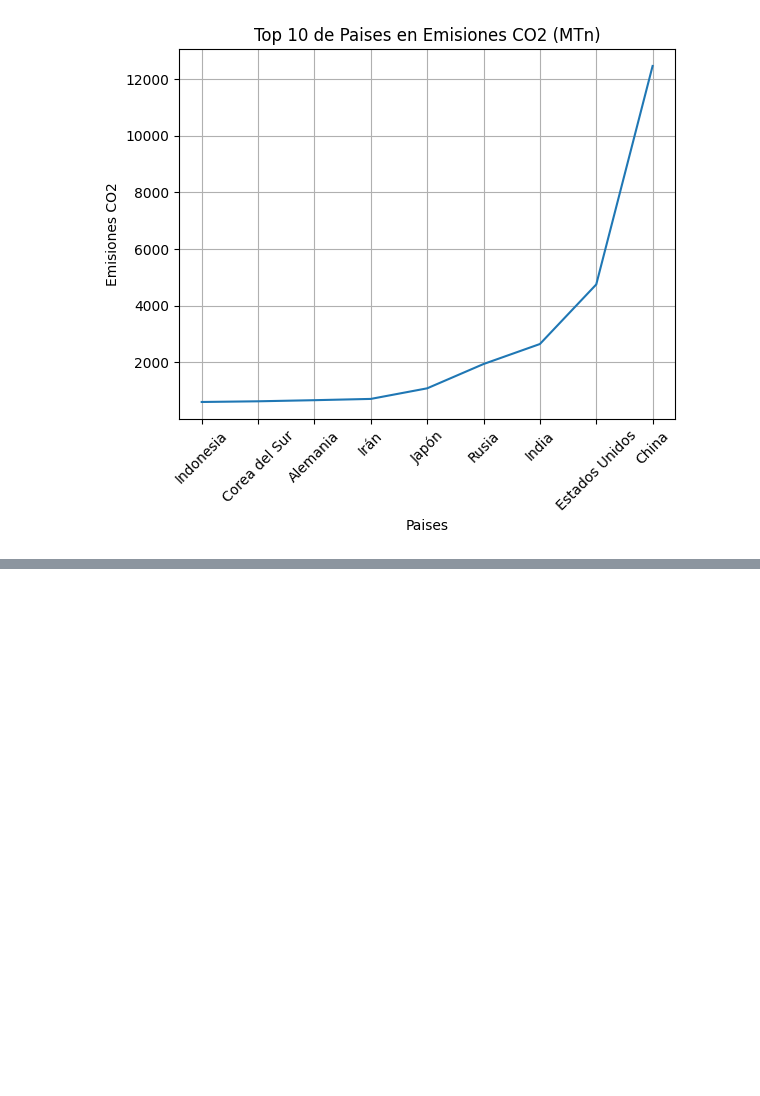
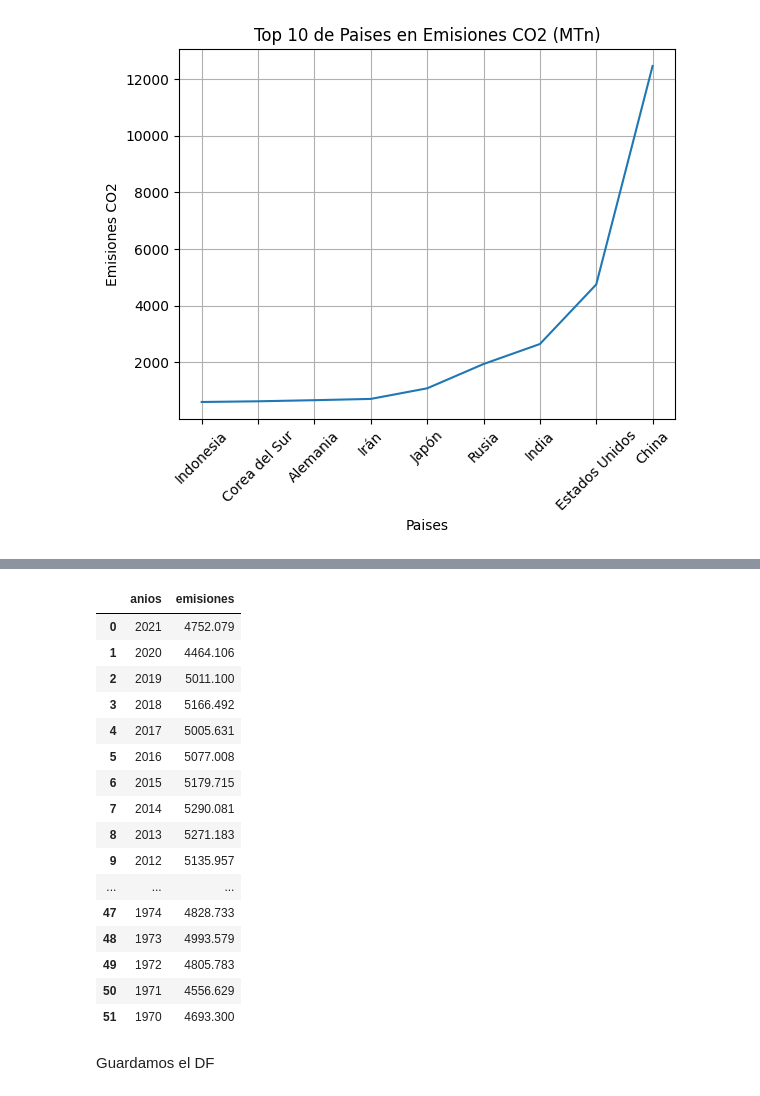
Before and after one commit to MAYKJOEL/Taxis-en-NYC-Sostenibilidad-y-Eficiencia, a Jupyter notebook: 0-Local/3-WebScraping/3-WSCO2EEUU.ipynb, the cells around one changed output, grey strips where cells are left out. Saved outputs shown, nothing was run; the diff lists cells and outputs as text; code cells hidden in the pictures; blank space fills up the shorter version.

```diff
--- a/0-Local/3-WebScraping/3-WSCO2EEUU.ipynb
+++ b/0-Local/3-WebScraping/3-WSCO2EEUU.ipynb
@@ -111,0 +175,23 @@ Emisiones_CO2_Paises_df.to_parquet("../0-DataSets/3-DatosScrapingConETL/emisione
+# %%
+CO2_tiempoEEUUdf = pd.DataFrame(datos)
+CO2_tiempoEEUUdf
+# %% [output]
+|  | anios | emisiones |
+| 0 | 2021 | 4752.079 |
+| 1 | 2020 | 4464.106 |
+| 2 | 2019 | 5011.100 |
+| 3 | 2018 | 5166.492 |
+| 4 | 2017 | 5005.631 |
+| 5 | 2016 | 5077.008 |
+| 6 | 2015 | 5179.715 |
+| 7 | 2014 | 5290.081 |
+| 8 | 2013 | 5271.183 |
+| 9 | 2012 | 5135.957 |
+| ... | ... | ... |
+| 47 | 1974 | 4828.733 |
+| 48 | 1973 | 4993.579 |
+| 49 | 1972 | 4805.783 |
+| 50 | 1971 | 4556.629 |
+| 51 | 1970 | 4693.300 |
+# %% [markdown]
+Guardamos el DF
```
Also changed, not shown: parts of 6 cells of this notebook, 1 other file.
